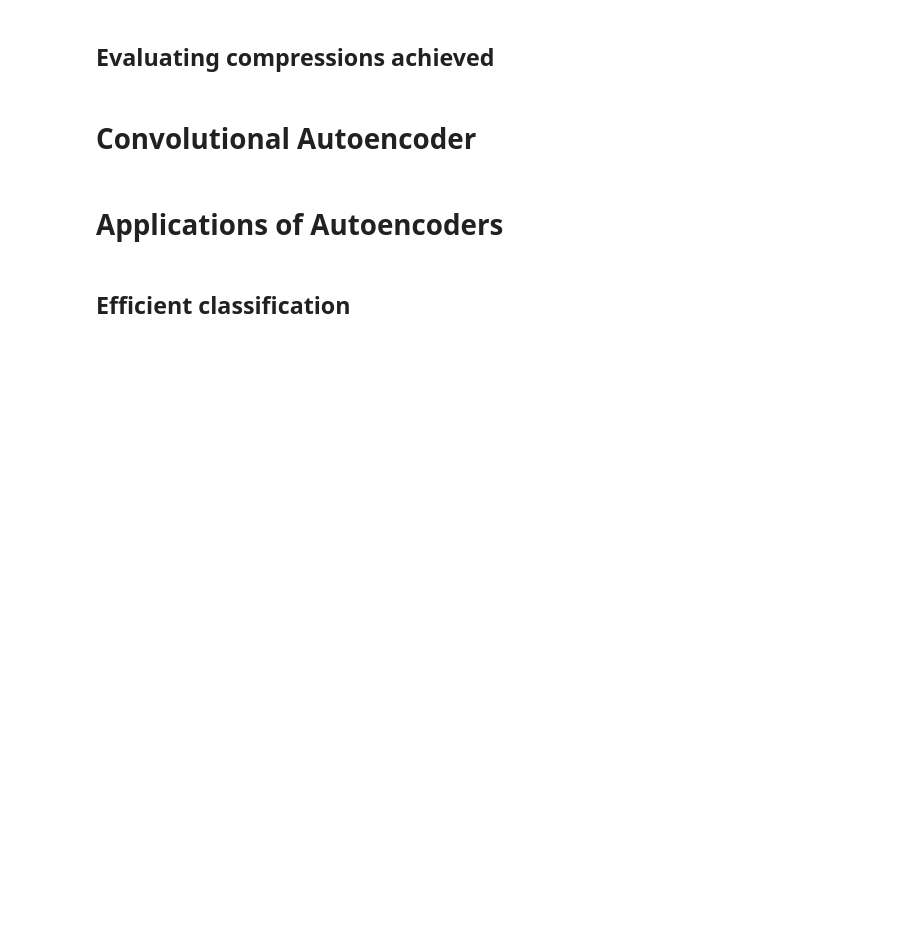
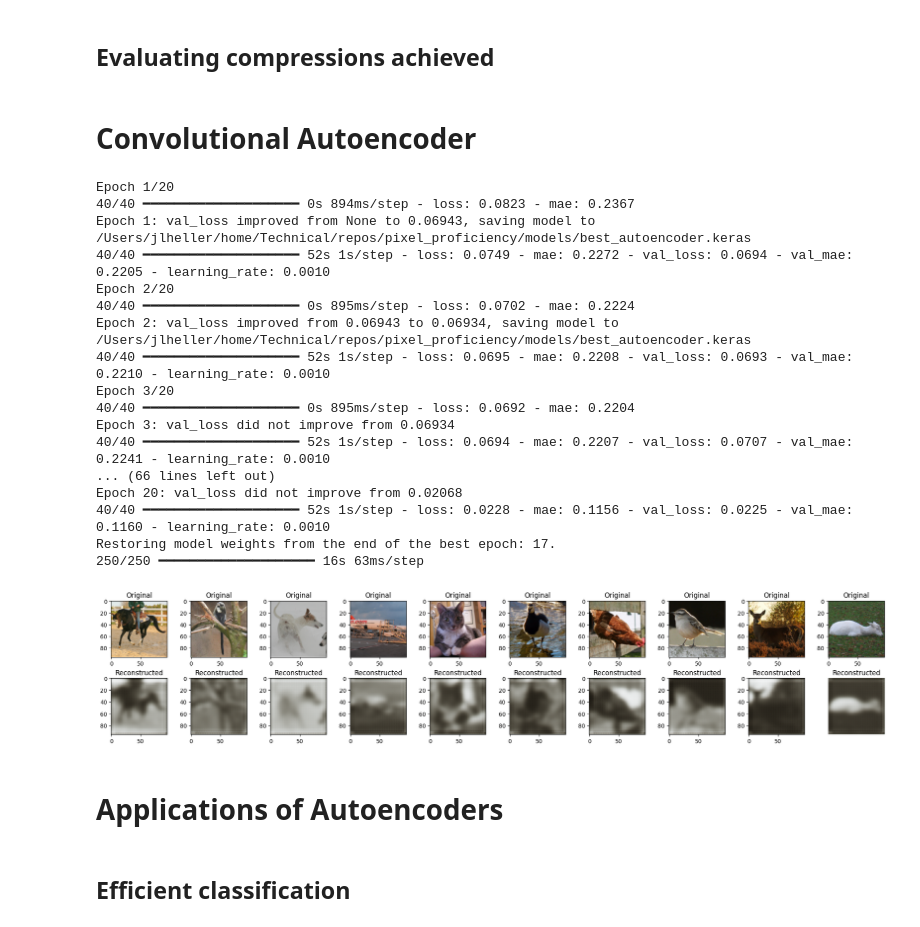
Before and after one commit to joseph-hellerstein/pixel_proficiency, a Jupyter notebook: notebooks/Pixel_Proficiency_4_self-supervised-autoencoders.ipynb, the cells around one changed output. Cells and saved outputs as stored; diff of their text form; code cells hidden in the pictures; blank space fills up the shorter version.

Commit message:
Add saved convolutional model

```diff
--- a/notebooks/Pixel_Proficiency_4_self-supervised-autoencoders.ipynb
+++ b/notebooks/Pixel_Proficiency_4_self-supervised-autoencoders.ipynb
@@ -101,7 +98,7 @@ def getPklAnimals() -> TrainTestData:
             train_image_arr, train_label_arr, test_image_arr, test_label_arr, class_names = pickle.load(f)
     return TrainTestData(train_image_arr, train_label_arr, test_image_arr, test_label_arr, class_names)
 # %%
-X_ANIMAL_TRAIN, LABEL_ANIMAL_TRAIN, X_ANIMAL_TEST, LABEL_ANIMAL_TEST, ANIMAL_CLASS_NAMES = getPklAnimals()
+X_ANIMALS_TRAIN, LABEL_ANIMALS_TRAIN, X_ANIMALS_TEST, LABEL_ANIMALS_TEST, ANIMALS_CLASS_NAMES = getPklAnimals()
 # %% [output]
 ***Unpickling Animals data...
 # %%
@@ -109,5 +106,7 @@ np.shape(X_ANIMAL_TRAIN)
 # %% [output]
 (5000, 96, 96, 3)
+# %%
+ANIMALS_IMAGE_SHAPE = [96, 96, 3]
 # %% [markdown]
 ## getPklMNIST
 # %%
@@ -926,2 +1026,27 @@ print(f"Test data shape: {X_TEST.shape}")
 # %%
-9*16
+cae = ConvolutionalAutoencoder(image_shape=ANIMALS_IMAGE_SHAPE,
+        filter_sizes=[256, 128, 64],
+        is_delete_serializations=True)
+cae.summarize()
+cae.fit(X_ANIMALS_TRAIN, num_epoch=20, batch_size=128, validation_data=X_ANIMALS_TEST,
+        is_verbose=True)
+cae.plot(X_ANIMALS_TEST, is_plot=True)
+# %% [output]
+Epoch 1/20
+40/40 ━━━━━━━━━━━━━━━━━━━━ 0s 894ms/step - loss: 0.0823 - mae: 0.2367
+Epoch 1: val_loss improved from None to 0.06943, saving model to /Users/jlheller/home/Technical/repos/pixel_proficiency/models/best_autoencoder.keras
+40/40 ━━━━━━━━━━━━━━━━━━━━ 52s 1s/step - loss: 0.0749 - mae: 0.2272 - val_loss: 0.0694 - val_mae: 0.2205 - learning_rate: 0.0010
+Epoch 2/20
+40/40 ━━━━━━━━━━━━━━━━━━━━ 0s 895ms/step - loss: 0.0702 - mae: 0.2224
+Epoch 2: val_loss improved from 0.06943 to 0.06934, saving model to /Users/jlheller/home/Technical/repos/pixel_proficiency/models/best_autoencoder.keras
+40/40 ━━━━━━━━━━━━━━━━━━━━ 52s 1s/step - loss: 0.0695 - mae: 0.2208 - val_loss: 0.0693 - val_mae: 0.2210 - learning_rate: 0.0010
+Epoch 3/20
+40/40 ━━━━━━━━━━━━━━━━━━━━ 0s 895ms/step - loss: 0.0692 - mae: 0.2204
+Epoch 3: val_loss did not improve from 0.06934
+40/40 ━━━━━━━━━━━━━━━━━━━━ 52s 1s/step - loss: 0.0694 - mae: 0.2207 - val_loss: 0.0707 - val_mae: 0.2241 - learning_rate: 0.0010
+... (66 lines left out)
+Epoch 20: val_loss did not improve from 0.02068
+40/40 ━━━━━━━━━━━━━━━━━━━━ 52s 1s/step - loss: 0.0228 - mae: 0.1156 - val_loss: 0.0225 - val_mae: 0.1160 - learning_rate: 0.0010
+Restoring model weights from the end of the best epoch: 17.
+250/250 ━━━━━━━━━━━━━━━━━━━━ 16s 63ms/step
+[figure, added]
```
Also changed, not shown: parts of 27 cells of this notebook, 7 other files.
